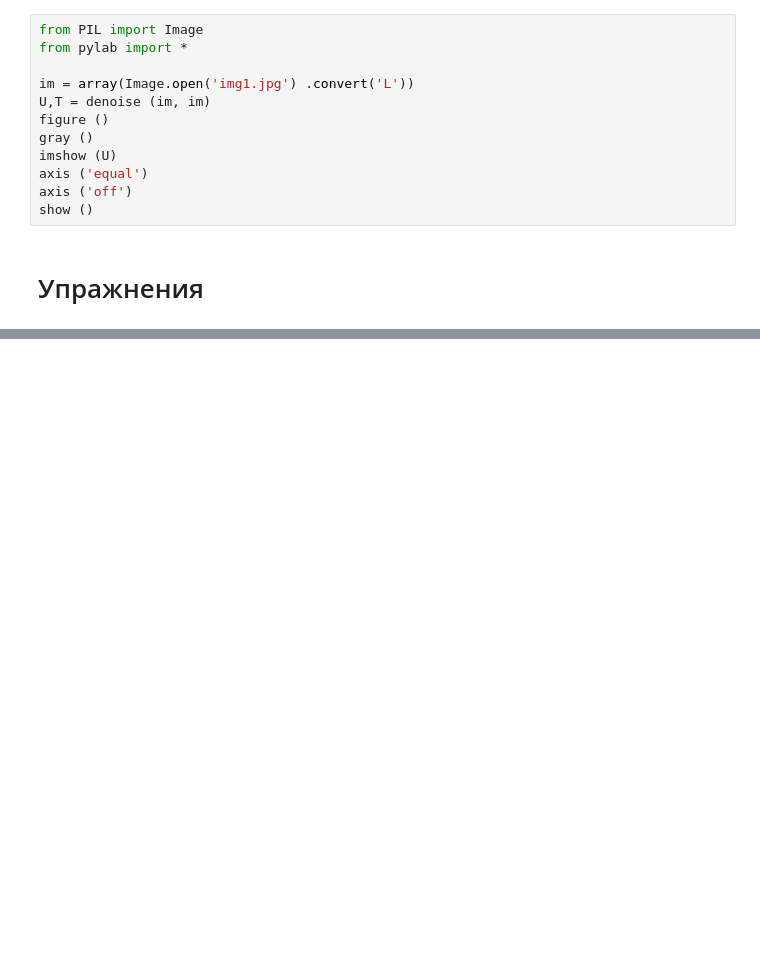
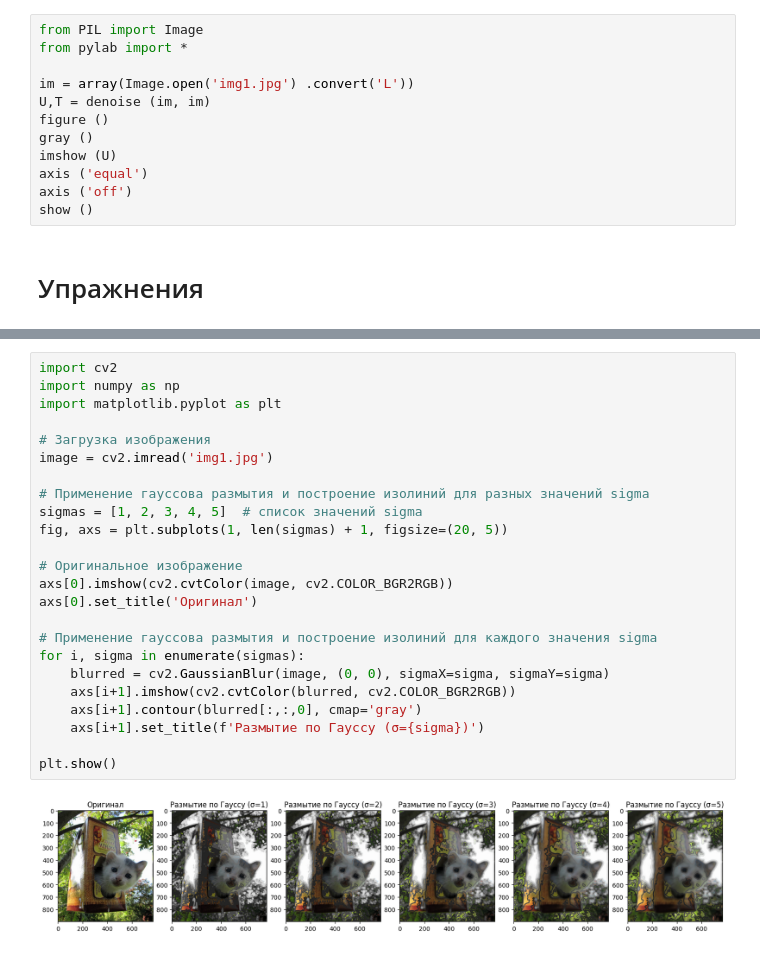
Before and after one commit to lechmoloch/SSTU-KI, a Jupyter notebook: L1/main.ipynb, the cells around one changed output, grey strips where cells are left out. Saved outputs shown, nothing was run; the diff lists cells and outputs as text; blank space fills up the shorter version.

```diff
--- a/L1/main.ipynb
+++ b/L1/main.ipynb
@@ -482,0 +489,26 @@ show ()
+# %%
+import cv2
+import numpy as np
+import matplotlib.pyplot as plt
+
+# Загрузка изображения
+image = cv2.imread('img1.jpg')
+
+# Применение гауссова размытия и построение изолиний для разных значений sigma
+sigmas = [1, 2, 3, 4, 5]  # список значений sigma
+fig, axs = plt.subplots(1, len(sigmas) + 1, figsize=(20, 5))
+
+# Оригинальное изображение
+axs[0].imshow(cv2.cvtColor(image, cv2.COLOR_BGR2RGB))
+axs[0].set_title('Оригинал')
+
+# Применение гауссова размытия и построение изолиний для каждого значения sigma
+for i, sigma in enumerate(sigmas):
+    blurred = cv2.GaussianBlur(image, (0, 0), sigmaX=sigma, sigmaY=sigma)
+    axs[i+1].imshow(cv2.cvtColor(blurred, cv2.COLOR_BGR2RGB))
+    axs[i+1].contour(blurred[:,:,0], cmap='gray')
+    axs[i+1].set_title(f'Размытие по Гауссу (σ={sigma})')
+
+plt.show()
+# %% [output]
+[figure, added]
```
Also changed, not shown: parts of 20 cells of this notebook, 7 other files.
